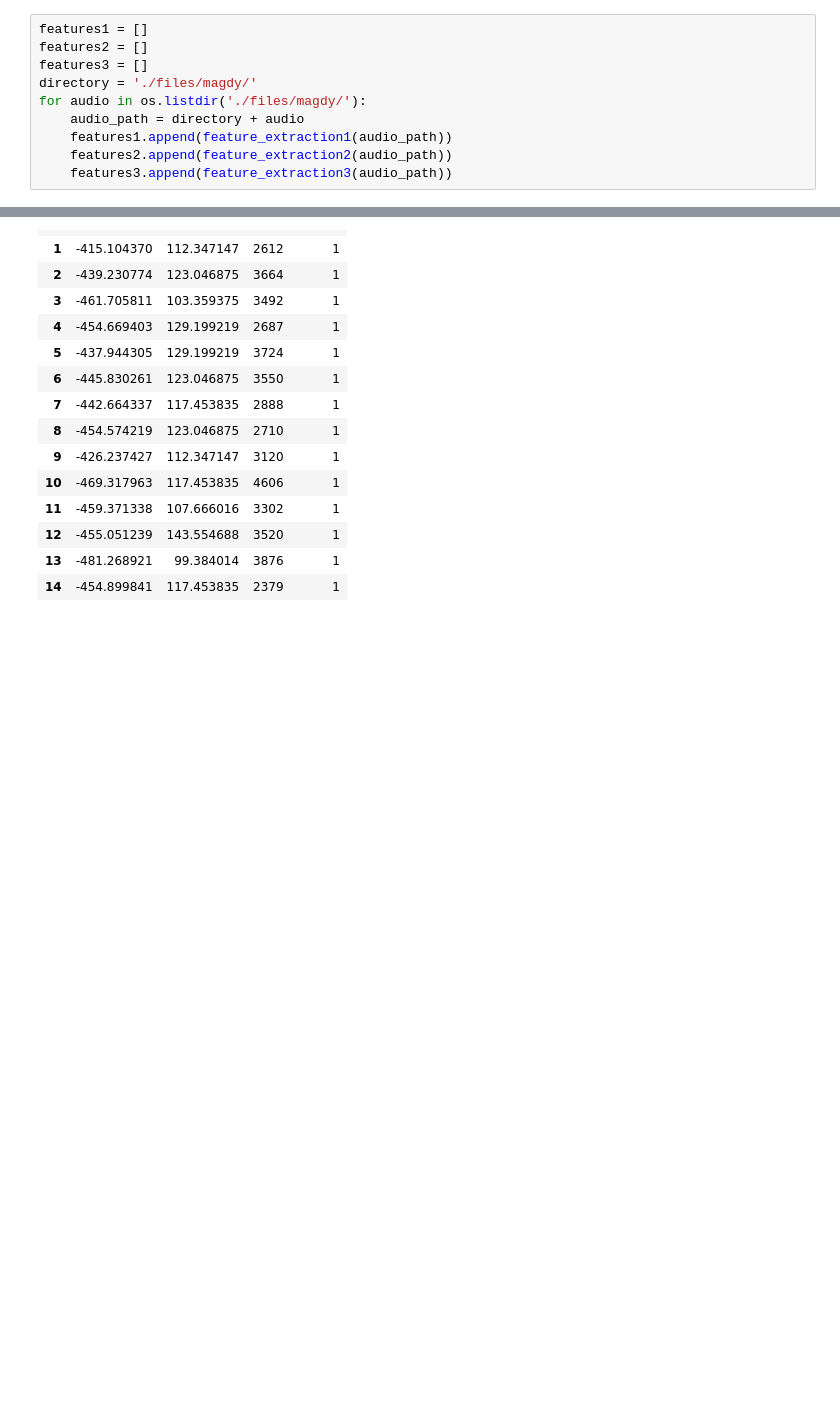
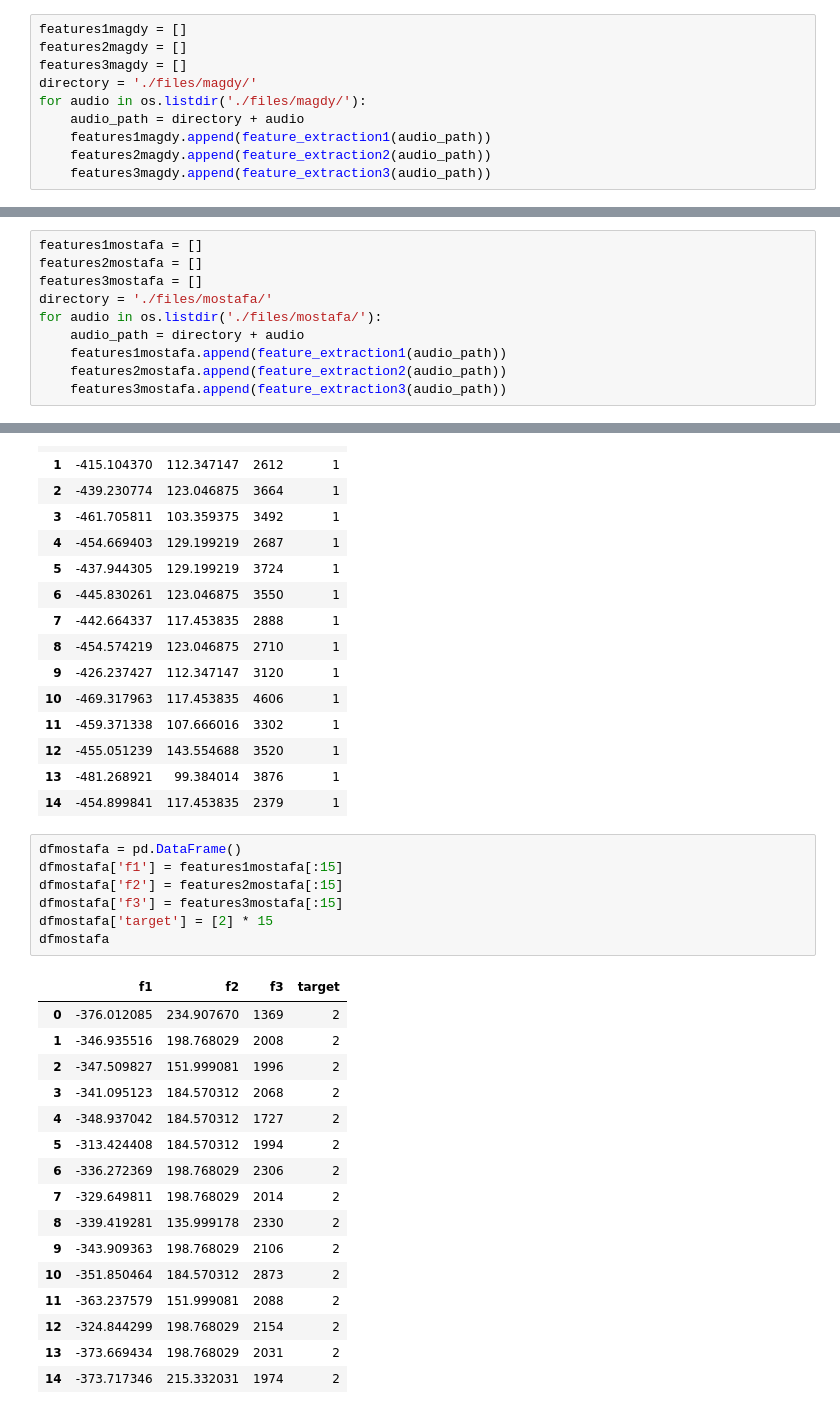
Before and after one commit to MyProjectsProgress/Voice_Fingerprint, a Jupyter notebook: code/magdy.ipynb, the cells around one changed output, grey strips where cells are left out. Saved outputs shown, nothing was run; the diff lists cells and outputs as text; blank space fills up the shorter version.

```diff
--- a/code/magdy.ipynb
+++ b/code/magdy.ipynb
@@ -31,15 +31,15 @@ def feature_extraction3(file_path):
 
     return zero_crossings
 # %%
-features1 = []
-features2 = []
-features3 = []
+features1magdy = []
+features2magdy = []
+features3magdy = []
 directory = './files/magdy/'
 for audio in os.listdir('./files/magdy/'):
     audio_path = directory + audio
-    features1.append(feature_extraction1(audio_path))
-    features2.append(feature_extraction2(audio_path))
-    features3.append(feature_extraction3(audio_path))
+    features1magdy.append(feature_extraction1(audio_path))
+    features2magdy.append(feature_extraction2(audio_path))
+    features3magdy.append(feature_extraction3(audio_path))
 # %% [output]
   tempo = librosa.beat.tempo(x)[0]
  -3.9859670e-03  0.0000000e+00] as keyword args. From version 0.10 passing these as positional arguments will result in an error
@@ -87,3 +85,13 @@ for audio in os.listdir('./files/mayar/'):
   tempo = librosa.beat.tempo(x)[0]
  3.1372521e-05] as keyword args. From version 0.10 passing these as positional arguments will result in an error
   tempo = librosa.beat.tempo(x)[0]
+# %%
+features1mostafa = []
+features2mostafa = []
+features3mostafa = []
+directory = './files/mostafa/'
+for audio in os.listdir('./files/mostafa/'):
+    audio_path = directory + audio
+    features1mostafa.append(feature_extraction1(audio_path))
+    features2mostafa.append(feature_extraction2(audio_path))
+    features3mostafa.append(feature_extraction3(audio_path))
@@ -141,4 +165,28 @@ dfmayar
 | 12 | -455.051239 | 143.554688 | 3520 | 1 |
 | 13 | -481.268921 | 99.384014 | 3876 | 1 |
 | 14 | -454.899841 | 117.453835 | 2379 | 1 |
+# %%
+dfmostafa = pd.DataFrame()
+dfmostafa['f1'] = features1mostafa[:15]
+dfmostafa['f2'] = features2mostafa[:15]
+dfmostafa['f3'] = features3mostafa[:15]
+dfmostafa['target'] = [2] * 15
+dfmostafa
+# %% [output]
+|  | f1 | f2 | f3 | target |
+| 0 | -376.012085 | 234.907670 | 1369 | 2 |
+| 1 | -346.935516 | 198.768029 | 2008 | 2 |
+| 2 | -347.509827 | 151.999081 | 1996 | 2 |
+| 3 | -341.095123 | 184.570312 | 2068 | 2 |
+| 4 | -348.937042 | 184.570312 | 1727 | 2 |
+| 5 | -313.424408 | 184.570312 | 1994 | 2 |
+| 6 | -336.272369 | 198.768029 | 2306 | 2 |
+| 7 | -329.649811 | 198.768029 | 2014 | 2 |
+| 8 | -339.419281 | 135.999178 | 2330 | 2 |
+| 9 | -343.909363 | 198.768029 | 2106 | 2 |
+| 10 | -351.850464 | 184.570312 | 2873 | 2 |
+| 11 | -363.237579 | 151.999081 | 2088 | 2 |
+| 12 | -324.844299 | 198.768029 | 2154 | 2 |
+| 13 | -373.669434 | 198.768029 | 2031 | 2 |
+| 14 | -373.717346 | 215.332031 | 1974 | 2 |
 # %%
```
Also changed, not shown: parts of 8 cells of this notebook, 2 other files.
